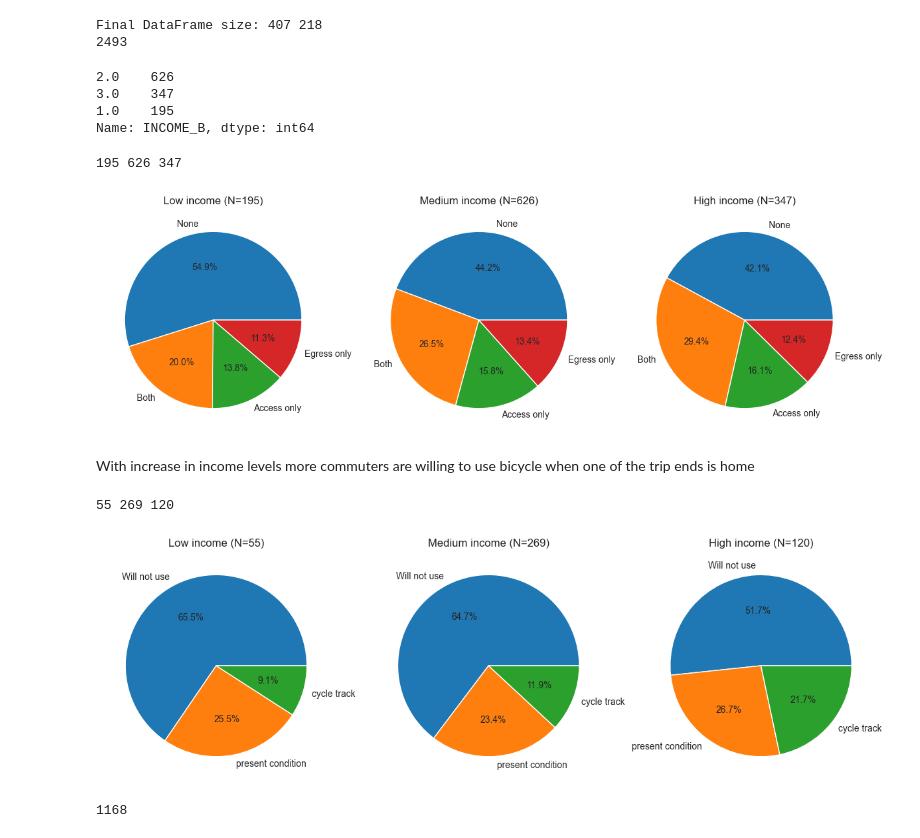
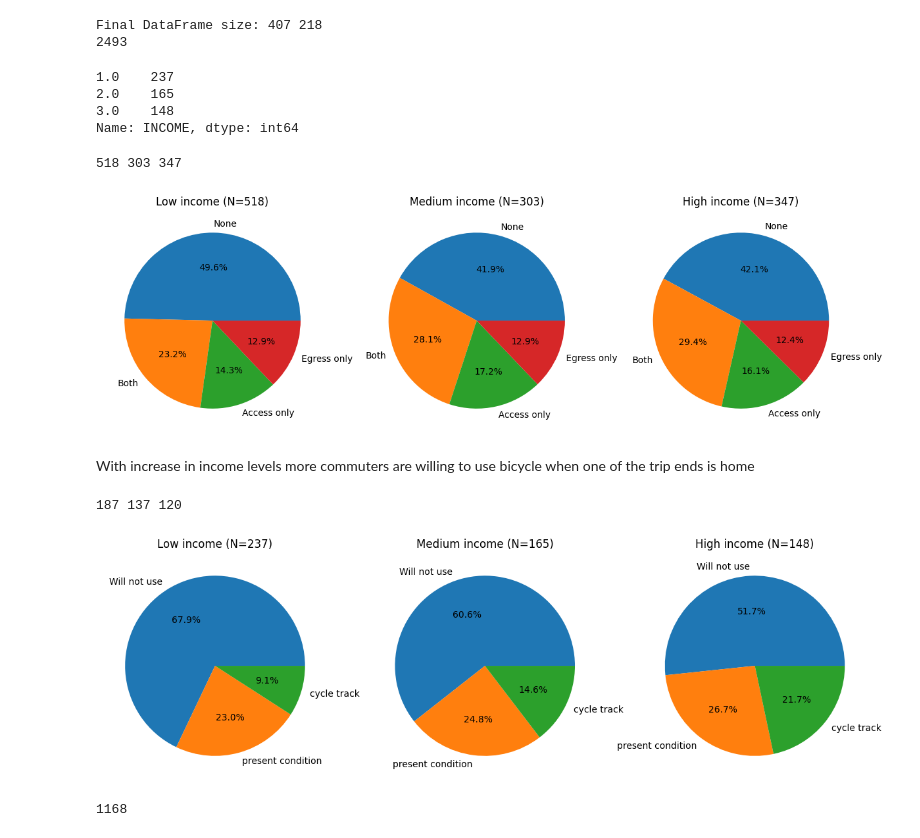
Before and after one commit to Gavaskar24/Metro, a Jupyter notebook: EDA.ipynb, the cells around one changed output. Cells and saved outputs as stored; diff of their text form; code cells hidden in the pictures.

```diff
--- a/EDA.ipynb
+++ b/EDA.ipynb
@@ -953,31 +954,26 @@ print(df.shape[0])
 # %% [output]
 Final DataFrame size: 407 218
 2493
-# %%
-# df,df_park=read_data()
-income_mapper={1:1,2:1,3:2,4:2,5:3,6:3}
-df['INCOME_B']=df.INCOME.map(income_mapper)
-df_park['INCOME_B']=df_park.INCOME.map(income_mapper)
-print(df['INCOME_B'].value_counts())
-df1=df[df['INCOME']>=1]
-# %% [output]
-2.0    626
-3.0    347
-1.0    195
-Name: INCOME_B, dtype: int64
+# %%
+df_park['INCOME'].value_counts()
+# %% [output]
+1.0    237
+2.0    165
+3.0    148
+Name: INCOME, dtype: int64
 # %%
 # df,df_park=read_data()
 
-df1=df[df['INCOME_B']==1]
-df2=df[df['INCOME_B']==2]
-df3=df[df['INCOME_B']==3]
+df1=df[df['INCOME']==1]
+df2=df[df['INCOME']==2]
+df3=df[df['INCOME']==3]
 plt.figure(figsize=(15,5))
 plt.subplot(131)
 plt.pie(df1['RENT_BICYCLE'].value_counts(),labels=['None','Both','Access only','Egress only'],autopct='%1.1f%%')
-plt.title('Low income (N=195)')
+plt.title('Low income (N=518)')
 plt.subplot(132)
 plt.pie(df2['RENT_BICYCLE'].value_counts(),labels=['None','Both','Access only','Egress only'],autopct='%1.1f%%')
-plt.title('Medium income (N=626)')
+plt.title('Medium income (N=303)')
 plt.subplot(133)
 plt.pie(df3['RENT_BICYCLE'].value_counts(),labels=['None','Both','Access only','Egress only'],autopct='%1.1f%%')
 plt.title('High income (N=347)')
@@ -985,36 +981,36 @@ plt.title('High income (N=347)')
 print(df1.shape[0],df2.shape[0],df3.shape[0])
 # print(df1['N_BICYCLES'].value_counts())
 # %% [output]
-195 626 347
+518 303 347
-[figure, old version]
+[figure, new version]
 # %% [markdown]
 With increase in income levels more commuters are willing to use bicycle when one of the trip ends is home
 # %%
-df1=df_park[df_park['INCOME_B']==1]
-df2=df_park[df_park['INCOME_B']==2]
-df3=df_park[df_park['INCOME_B']==3]
+df1=df_park[df_park['INCOME']==1]
+df2=df_park[df_park['INCOME']==2]
+df3=df_park[df_park['INCOME']==3]
 df1=df1.loc[(df1['ORIGIN']==1) | (df1['DESTINATION']==1)]
 df2=df2.loc[(df2['ORIGIN']==1) | (df2['DESTINATION']==1)]
 df3=df3.loc[(df3['ORIGIN']==1) | (df3['DESTINATION']==1)]
 df1.loc[df1['PARK']==4,'PARK']=3
 df2.loc[df2['PARK']==4,'PARK']=3
 df3.loc[df3['PARK']==4,'PARK']=3
 plt.figure(figsize=(15,5))
 plt.subplot(131)
 plt.pie(df1['PARK'].value_counts(),labels=['Will not use','present condition','cycle track'],autopct='%1.1f%%')
-plt.title('Low income (N=55)')
+plt.title('Low income (N=237)')
 plt.subplot(132)
 plt.pie(df2['PARK'].value_counts(),labels=['Will not use','present condition','cycle track'],autopct='%1.1f%%')
-plt.title('Medium income (N=269)')
+plt.title('Medium income (N=165)')
 plt.subplot(133)
 plt.pie(df3['PARK'].value_counts(),labels=['Will not use','present condition','cycle track'],autopct='%1.1f%%')
-plt.title('High income (N=120)')
+plt.title('High income (N=148)')
 # plt.show()
 # print(df1.shape,df2.shape,df3.shape)
 print(df1.shape[0],df2.shape[0],df3.shape[0])
 # %% [output]
-55 269 120
+187 137 120
-[figure, old version]
+[figure, new version]
 # %%
 
 sns.histplot(data=df['INCOME'],stat='percent')
```
Also changed, not shown: parts of 5 cells of this notebook, 4 other files.
